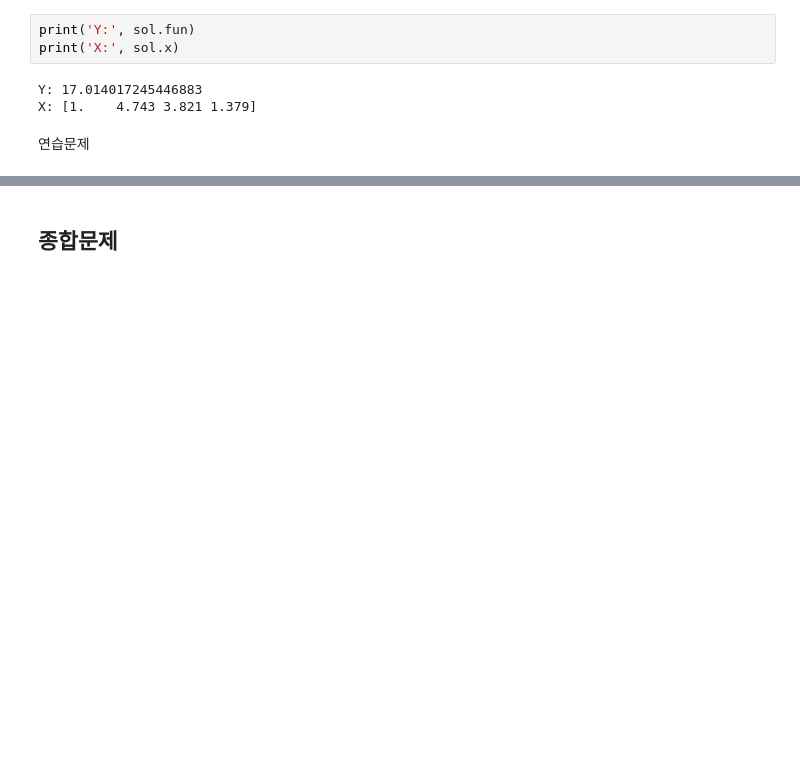
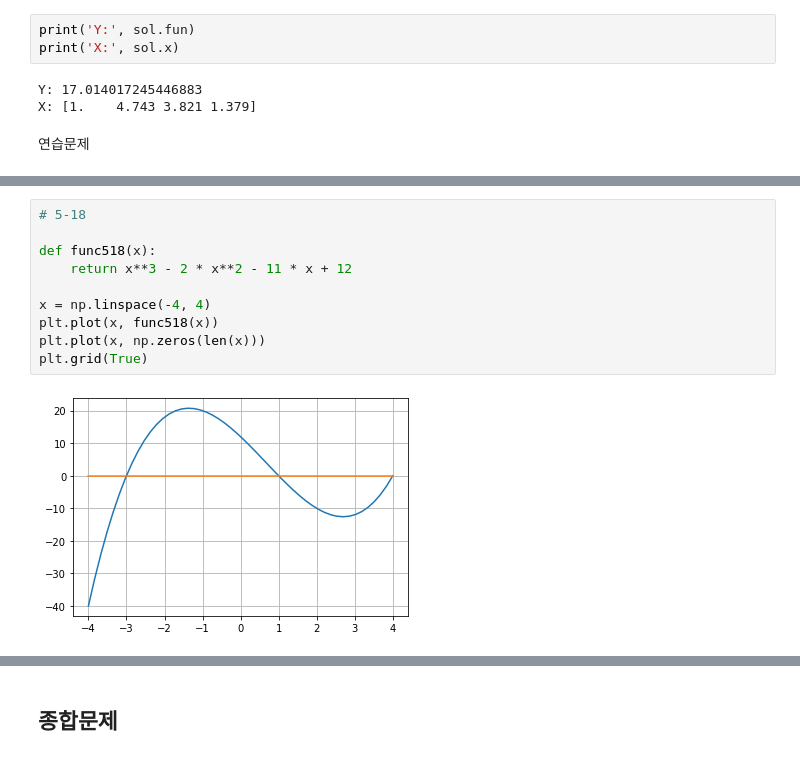
Before and after one commit to MMM-Sci/python_prac, a Jupyter notebook: CH5_Numpy.ipynb, the cells around one changed output, grey strips where cells are left out. Drawn from its saved outputs; the diff is of its cells as text; blank space fills up the shorter version.

```diff
--- a/CH5_Numpy.ipynb
+++ b/CH5_Numpy.ipynb
@@ -904,0 +921,12 @@ X: [1.    4.743 3.821 1.379]
+# %%
+# 5-18
+
+def func518(x):
+    return x**3 - 2 * x**2 - 11 * x + 12
+
+x = np.linspace(-4, 4)
+plt.plot(x, func518(x))
+plt.plot(x, np.zeros(len(x)))
+plt.grid(True)
+# %% [output]
+[figure, added]
```
Also changed, not shown: parts of 9 cells of this notebook.
